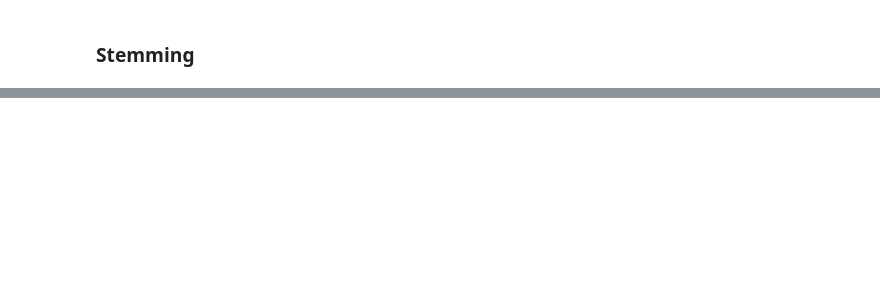
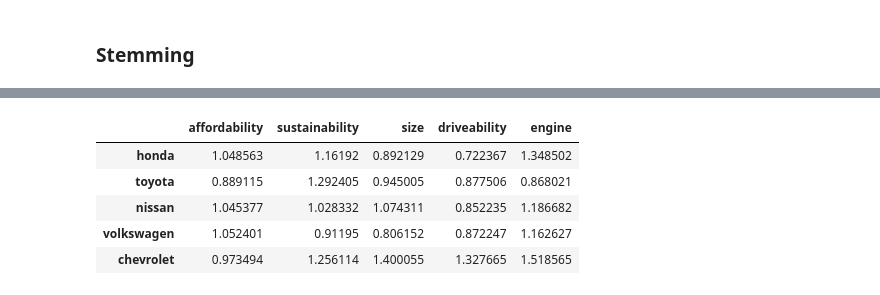
Before and after one commit to zack-tan/car-forums-text-analysis, a Jupyter notebook: tasks_c_d_louis.ipynb, the cells around one changed output, grey strips where cells are left out. Cells and saved outputs as stored; diff of their text form; code cells hidden in the pictures; blank space fills up the shorter version.

```diff
--- a/tasks_c_d_louis.ipynb
+++ b/tasks_c_d_louis.ipynb
@@ -592,0 +678,6 @@ right now the code counts all the appearances of an attribute, even if they come
+# %%
+# Initialize dataframes
+df_lift_1st_mapped = pd.DataFrame(index=top_brands, columns = top_attributes)
+df_lift_1st_counts = pd.DataFrame(index=top_brands, columns = top_attributes)
+df_lift_2nd_mapped = pd.DataFrame(index=top_brands, columns = top_attributes)
+df_lift_2nd_counts = pd.DataFrame(index=top_brands, columns = top_attributes)
@@ -592,0 +689,9 @@ right now the code counts all the appearances of an attribute, even if they come
+# %%
+df_lift_1st_mapped
+# %% [output]
+|  | affordability | sustainability | size | driveability | engine |
+| honda | 1.048563 | 1.16192 | 0.892129 | 0.722367 | 1.348502 |
+| toyota | 0.889115 | 1.292405 | 0.945005 | 0.877506 | 0.868021 |
+| nissan | 1.045377 | 1.028332 | 1.074311 | 0.852235 | 1.186682 |
+| volkswagen | 1.052401 | 0.91195 | 0.806152 | 0.872247 | 1.162627 |
+| chevrolet | 0.973494 | 1.256114 | 1.400055 | 1.327665 | 1.518565 |
```
Also changed, not shown: parts of 86 cells of this notebook.
